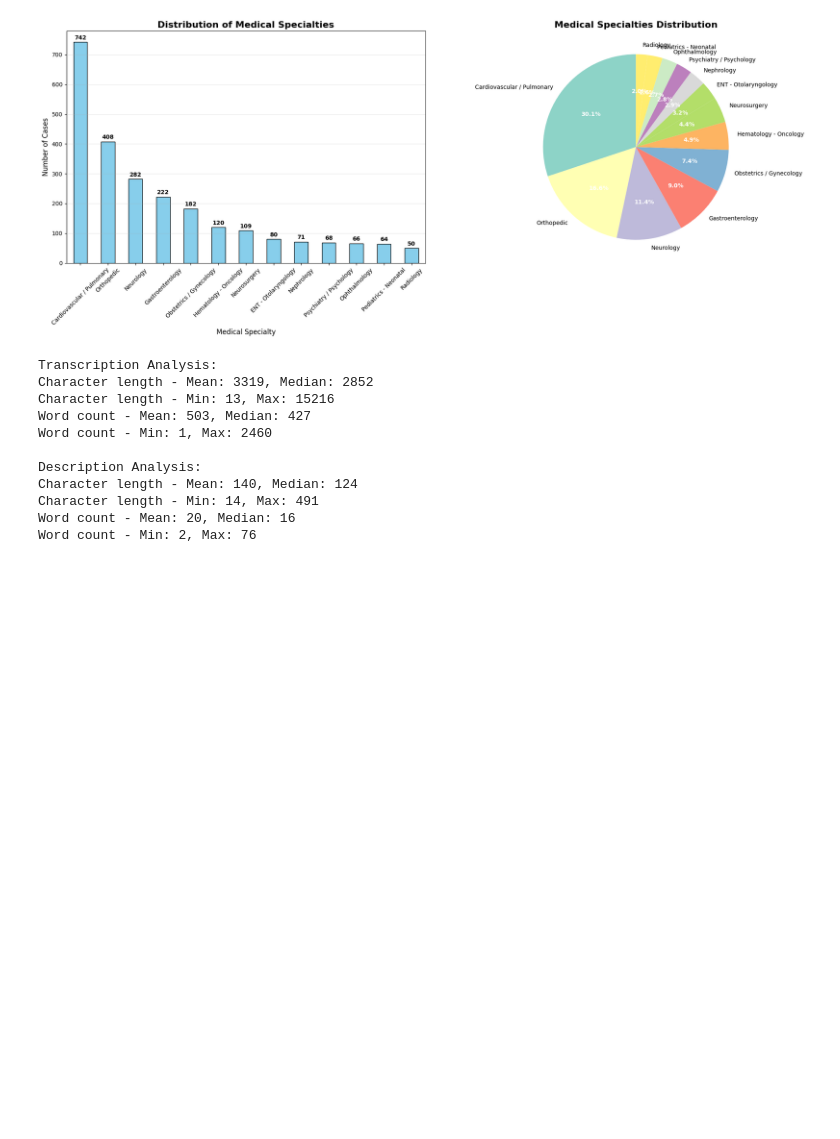
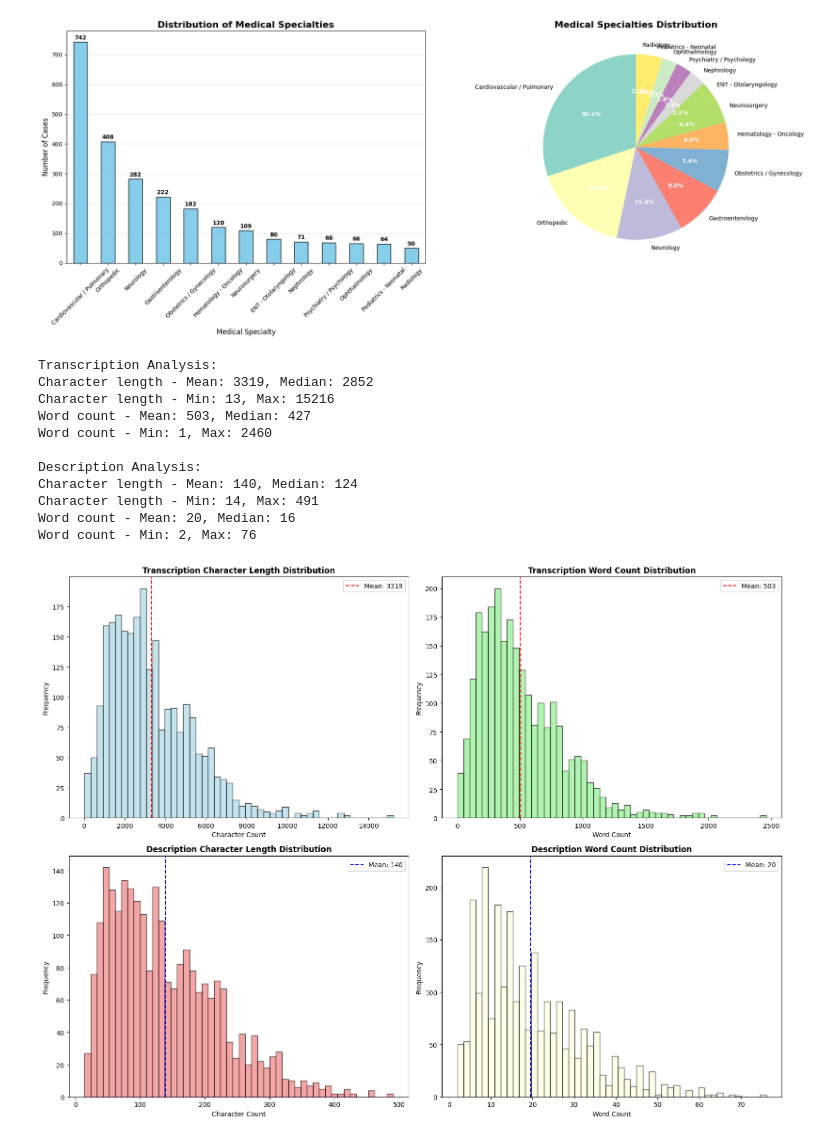
Before and after one commit to Forge25/MedArchive-Solutions-Classification-System, a Jupyter notebook: notebooks/1_eda_and_preprocessing.ipynb, the cells around one changed output. Drawn from its saved outputs; the diff is of its cells as text; code cells hidden in the pictures; blank space fills up the shorter version.

Commit message:
visualize text baesd analysis

```diff
--- a/notebooks/1_eda_and_preprocessing.ipynb
+++ b/notebooks/1_eda_and_preprocessing.ipynb
@@ -196,3 +196,43 @@ Character length - Mean: 140, Median: 124
 Character length - Min: 14, Max: 491
 Word count - Mean: 20, Median: 16
 Word count - Min: 2, Max: 76
+# %%
+#Visualize Text based analysis
+fig, axes = plt.subplots(2, 2, figsize=(16, 12))
+
+# Transcription character lengths
+axes[0, 0].hist(trans_lengths, bins=50, alpha=0.7, color='lightblue', edgecolor='black')
+axes[0, 0].set_title('Transcription Character Length Distribution', fontweight='bold')
+axes[0, 0].set_xlabel('Character Count')
+axes[0, 0].set_ylabel('Frequency')
+axes[0, 0].axvline(trans_lengths.mean(), color='red', linestyle='--', label=f'Mean: {trans_lengths.mean():.0f}')
+axes[0, 0].legend()
+
+# Transcription word counts
+axes[0, 1].hist(trans_words, bins=50, alpha=0.7, color='lightgreen', edgecolor='black')
+axes[0, 1].set_title('Transcription Word Count Distribution', fontweight='bold')
+axes[0, 1].set_xlabel('Word Count')
+axes[0, 1].set_ylabel('Frequency')
+axes[0, 1].axvline(trans_words.mean(), color='red', linestyle='--', label=f'Mean: {trans_words.mean():.0f}')
+axes[0, 1].legend()
+
+# Description character lengths
+axes[1, 0].hist(desc_lengths, bins=50, alpha=0.7, color='lightcoral', edgecolor='black')
+axes[1, 0].set_title('Description Character Length Distribution', fontweight='bold')
+axes[1, 0].set_xlabel('Character Count')
+axes[1, 0].set_ylabel('Frequency')
+axes[1, 0].axvline(desc_lengths.mean(), color='blue', linestyle='--', label=f'Mean: {desc_lengths.mean():.0f}')
+axes[1, 0].legend()
+
+# Description word counts
+axes[1, 1].hist(desc_words, bins=50, alpha=0.7, color='lightyellow', edgecolor='black')
+axes[1, 1].set_title('Description Word Count Distribution', fontweight='bold')
+axes[1, 1].set_xlabel('Word Count')
+axes[1, 1].set_ylabel('Frequency')
+axes[1, 1].axvline(desc_words.mean(), color='blue', linestyle='--', label=f'Mean: {desc_words.mean():.0f}')
+axes[1, 1].legend()
+
+plt.tight_layout()
+plt.show()
+# %% [output]
+[figure, added]
```
